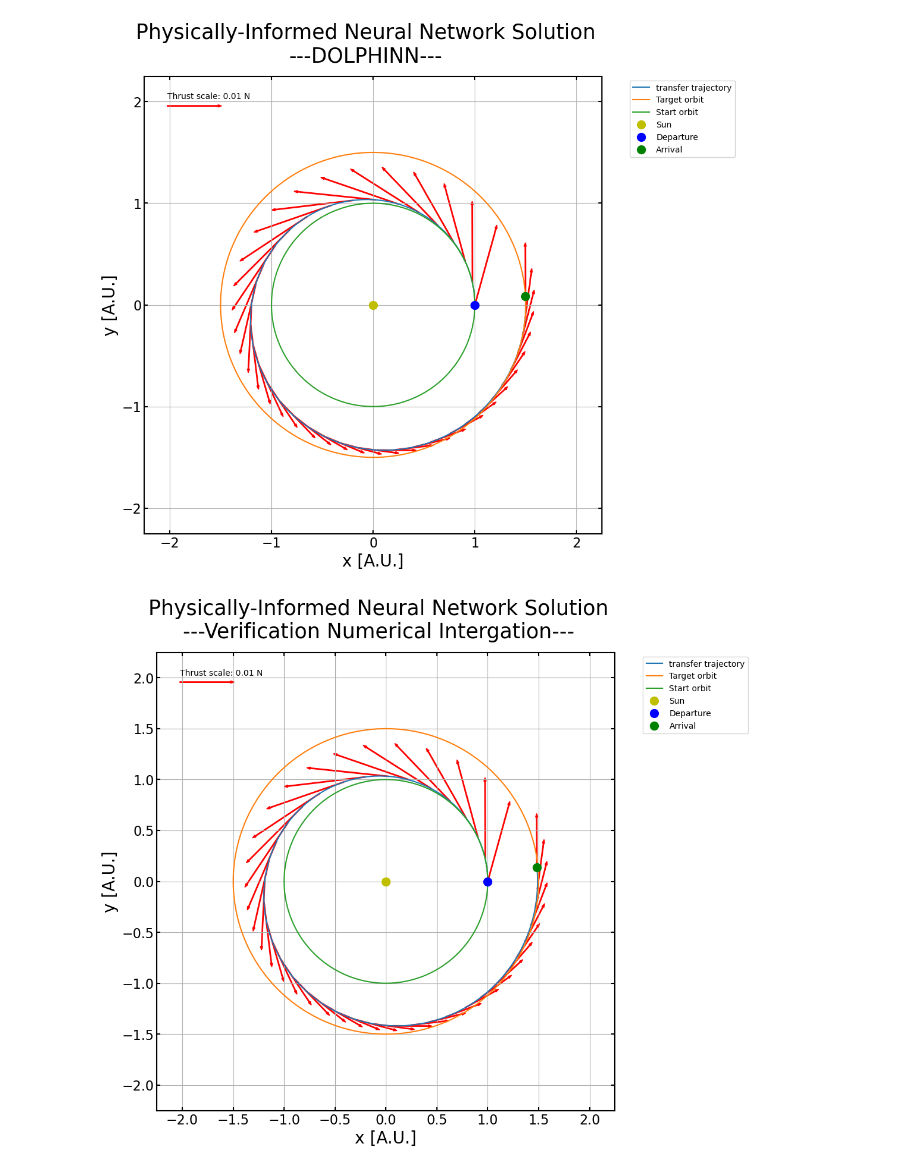
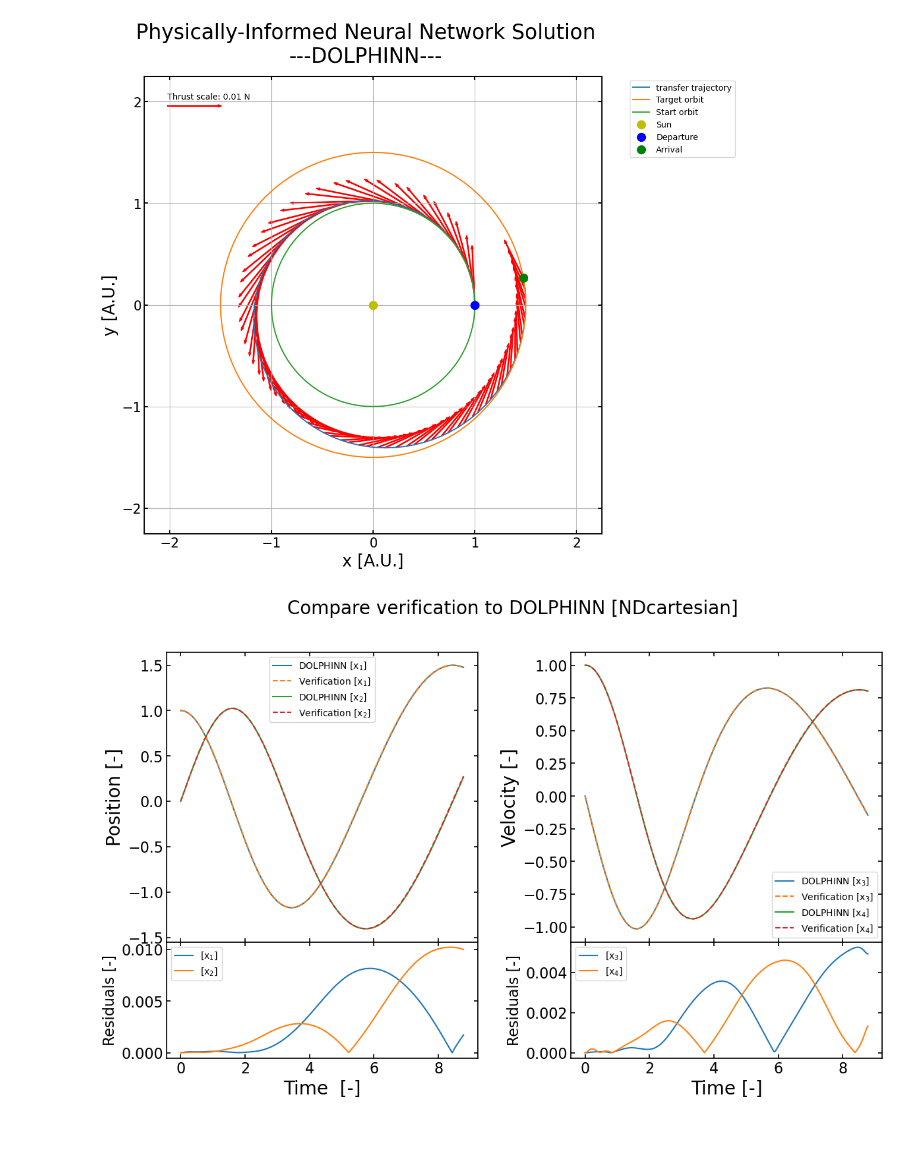
Before and after one commit to thomas7392/DOLPHINN, a Jupyter notebook: Experiments/inspect_dolphinn.ipynb, the cells around one changed output. Saved outputs shown, nothing was run; the diff lists cells and outputs as text; code cells hidden in the pictures; blank space fills up the shorter version.

```diff
--- a/Experiments/inspect_dolphinn.ipynb
+++ b/Experiments/inspect_dolphinn.ipynb
@@ -14,3 +18,3 @@ from DOLPHINN import plotting
 # %%
-problem = DOLPHINN.from_solution(f"../Data/Optimisation/LVLHm_fuel/case9/", verbose = True)
+problem = DOLPHINN.from_solution(f"../Data/Optimisation/LVLHm_fuel/mars_1_revolv_weights_grid2/weight_2_#3/", verbose = True)
 # %% [output]
@@ -35,8 +39,7 @@ Compiling model...
 problem.verify()
 plotting.plot_loss(problem, objective_zoom = True)
 
-plotting.plot_transfer(problem, thrust_scale = 0.01, bench = False, thrust=True, r_target = problem.states['radial'][-1,1], N_arrows = 40, grid = True)
-plotting.plot_transfer(problem, thrust_scale = 0.01, bench = True, thrust=True, r_target = problem.states['radial'][-1,1], N_arrows = 40, grid = True)
+plotting.plot_transfer(problem, thrust_scale = 0.01, bench = False, thrust=True, r_target = problem.states['radial'][-1,1], N_arrows = 80, grid = True)
 
 plotting.compare(problem, log = False)
 plotting.plot_coordinates(problem, coordinates = "radial", bench = False, plot_control = True)
@@ -66,2 +56,2 @@ WARNING:tensorflow:Value in checkpoint could not be found in the restored object
-[figure, old version]
+[figure, new version]
-[figure, old version]
+[figure, new version]
```
Also changed, not shown: parts of 3 cells of this notebook, 6 other files.
